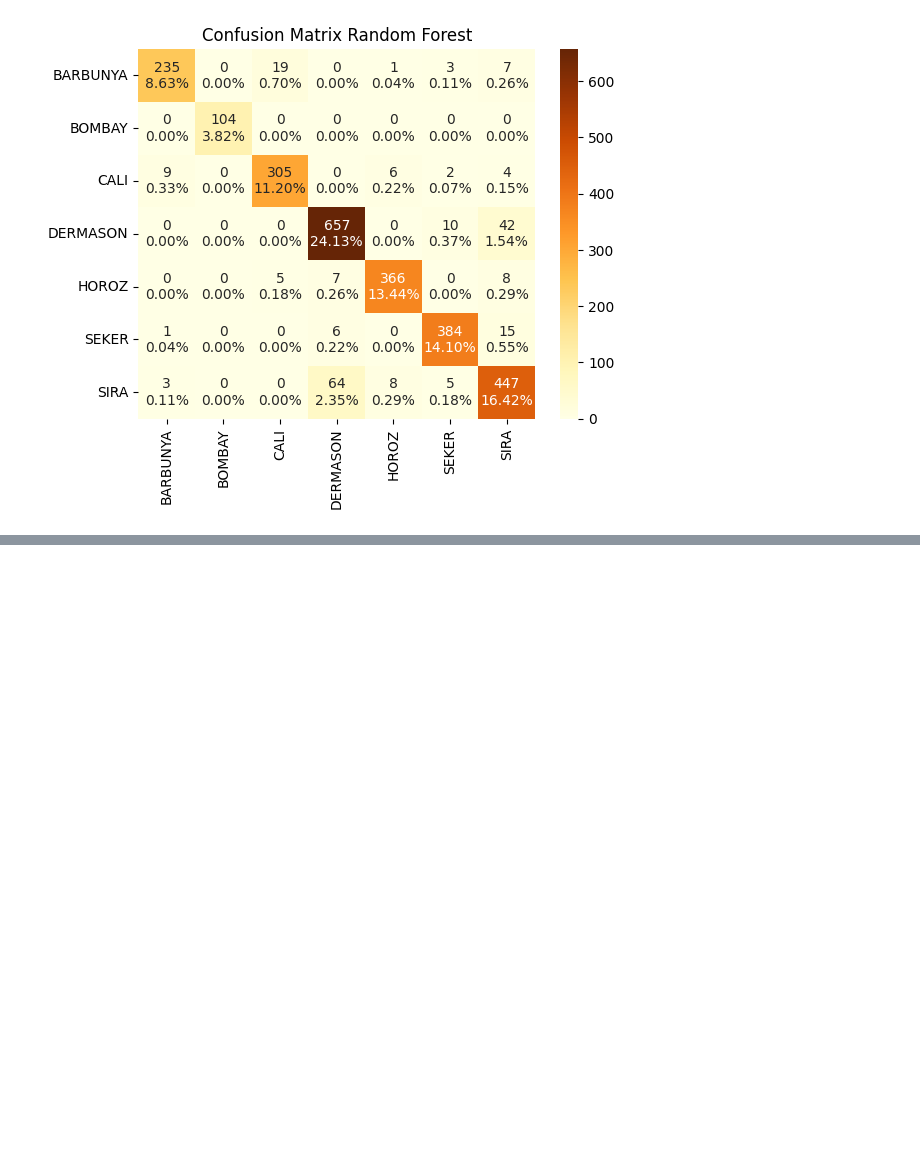
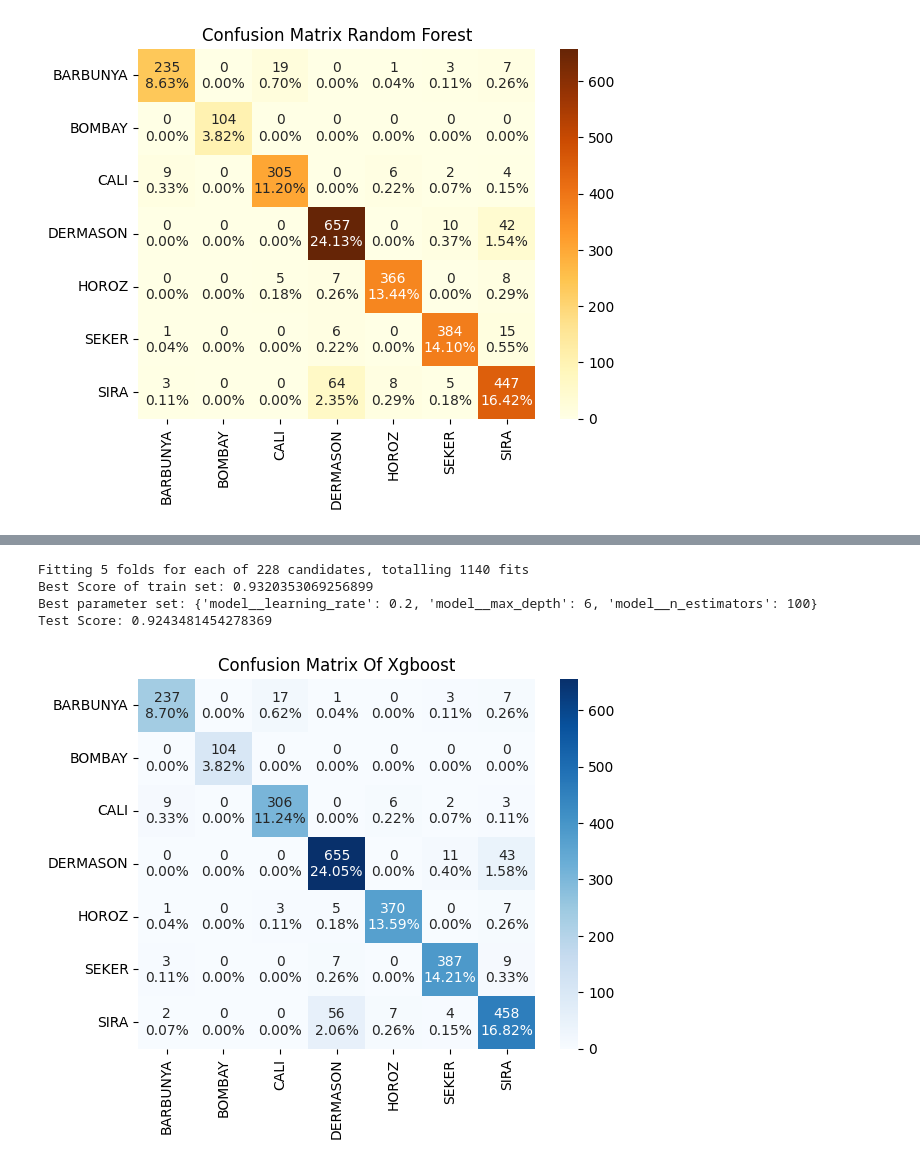
Before and after one commit to amin-eghbalian/dry_bean, a Jupyter notebook: dry_bean.ipynb, the cells around one changed output, grey strips where cells are left out. Saved outputs shown, nothing was run; the diff lists cells and outputs as text; code cells hidden in the pictures; blank space fills up the shorter version.

Commit message:
xgboost model was adedd

```diff
--- a/dry_bean.ipynb
+++ b/dry_bean.ipynb
@@ -523,0 +578,43 @@ plt.show()
+# %%
+grid_search_xgb = GridSearchCV(
+    xgboost_clf_pipeline,
+    param_grid=xgb_param_grid,
+    cv=5,
+    scoring="accuracy",
+    verbose=True,
+    n_jobs=-1,
+)
+# %%
+grid_search_xgb.fit(X_train, y_train)
+
+print("Best Score of train set: " + str(grid_search_xgb.best_score_))
+print("Best parameter set: " + str(grid_search_xgb.best_params_))
+print("Test Score: " + str(grid_search_xgb.score(X_valid, y_valid)))
+# %% [output]
+Fitting 5 folds for each of 228 candidates, totalling 1140 fits
+Best Score of train set: 0.9320353069256899
+Best parameter set: {'model__learning_rate': 0.2, 'model__max_depth': 6, 'model__n_estimators': 100}
+Test Score: 0.9243481454278369
+# %%
+y_pred_xgb = grid_search_xgb.best_estimator_.predict(X_valid)
+# %%
+confusion_matrix_xgb = confusion_matrix(y_valid, y_pred_xgb)
+# %%
+group_counts = [
+    "{0:0.0f}".format(value) for value in confusion_matrix_xgb.flatten()
+]
+group_percentages = [
+    "{0:.2%}".format(value)
+    for value in confusion_matrix_xgb.flatten() / np.sum(confusion_matrix_xgb)
+]
+labels_matrix = [
+    f"{v1}\n{v2}"
+    for v1, v2 in zip(group_counts, group_percentages)
+]
+labels_matrix = np.asarray(labels_matrix).reshape(7, 7)
+sns.heatmap(confusion_matrix_xgb, annot=labels_matrix, fmt="", cmap="Blues",
+            xticklabels = labels, yticklabels = labels)
+plt.title("Confusion Matrix Of Xgboost")
+plt.show()
+# %% [output]
+[figure, added]
```
Also changed, not shown: parts of 8 cells of this notebook.
